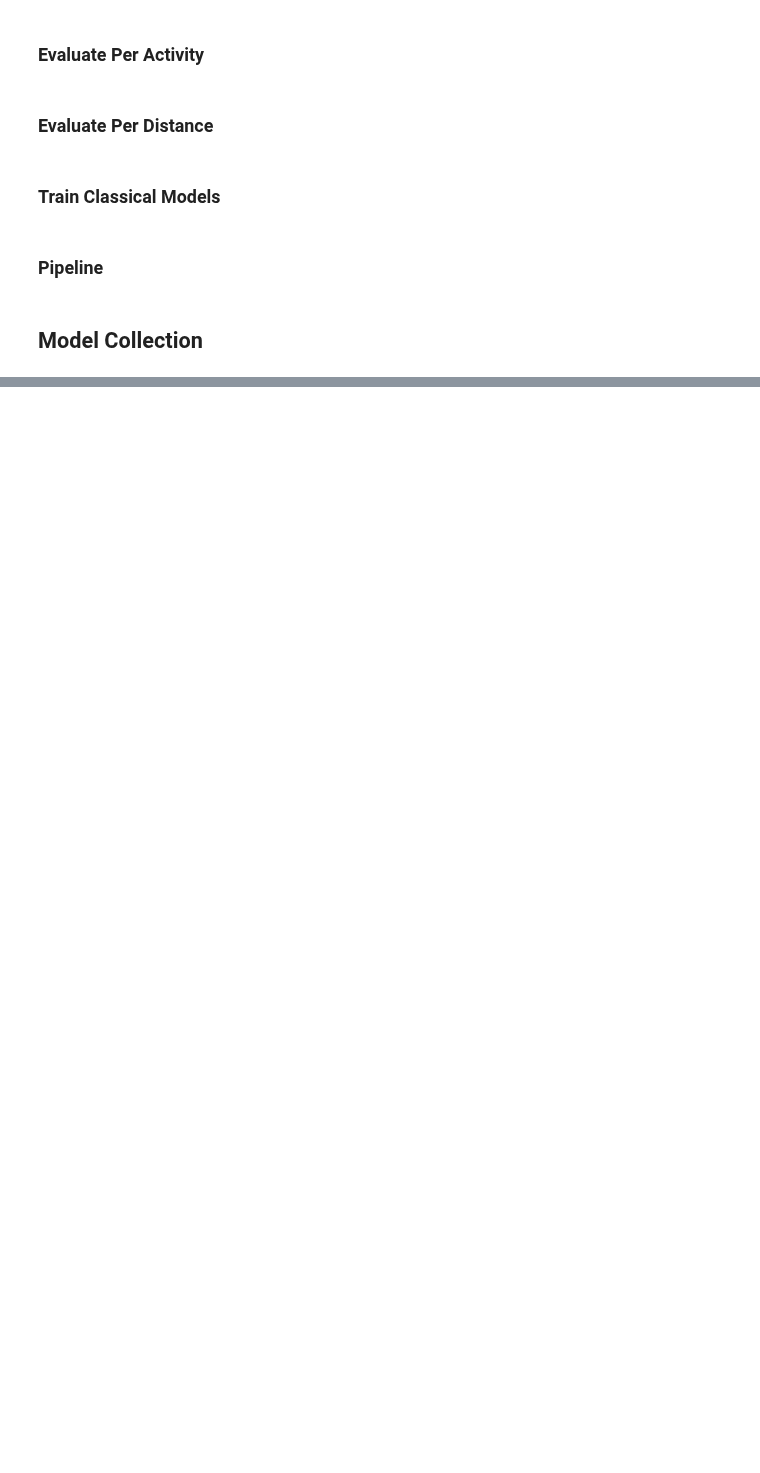
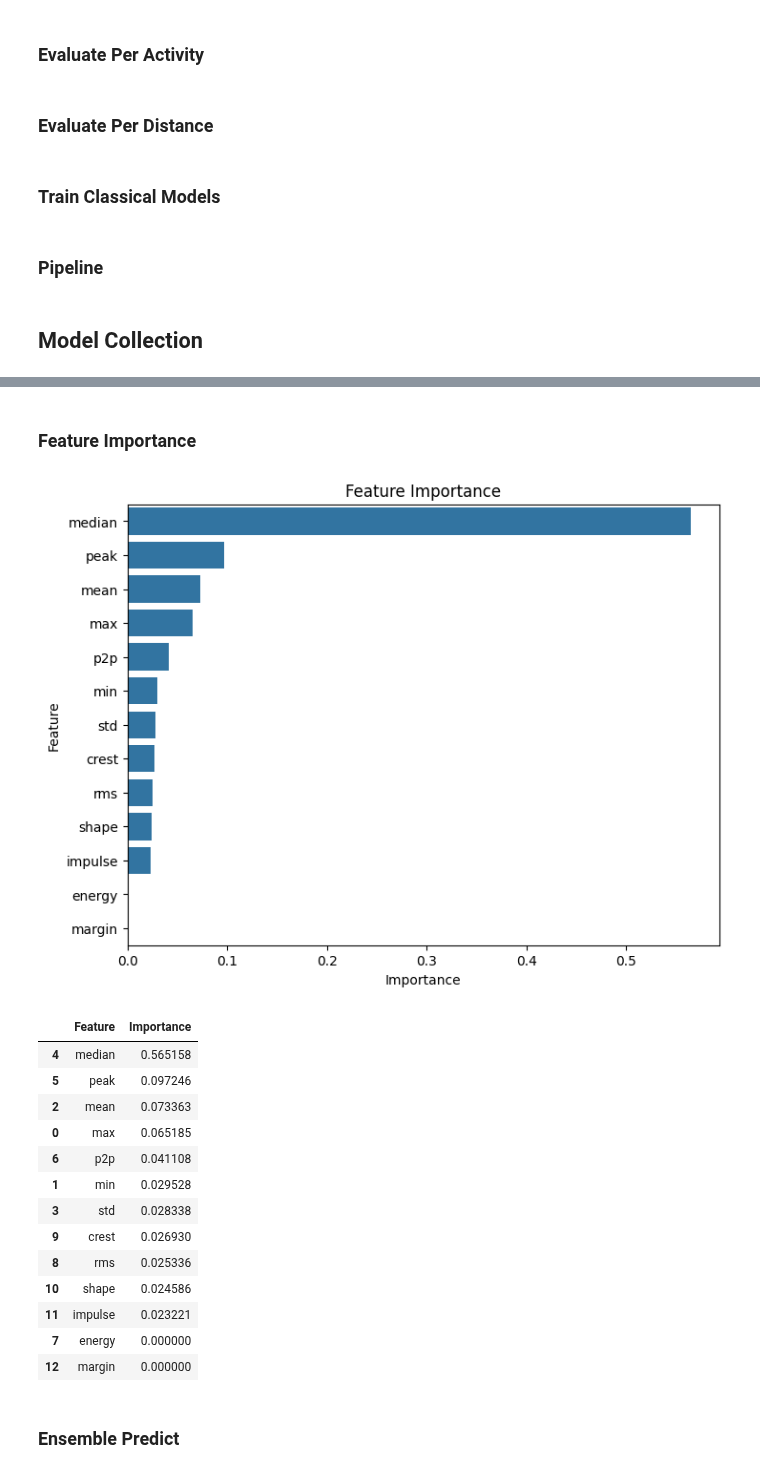
Before and after one commit to AdrianDaeschlein/master, a Jupyter notebook: pipeline.ipynb, the cells around one changed output, grey strips where cells are left out. Saved outputs shown, nothing was run; the diff lists cells and outputs as text; code cells hidden in the pictures; blank space fills up the shorter version.

Commit message:
ADD New models and EDA send back home

```diff
--- a/pipeline.ipynb
+++ b/pipeline.ipynb
@@ -827,7 +912,6 @@ def build_xgboost_model():
         max_depth=5,
         learning_rate=0.11,
         objective="binary:logistic",
-        use_label_encoder=False  # Required to avoid warnings
     )
 
     return model
@@ -889,7 +973,6 @@ def build_svm_model():
         probability=True,  # Enable probability estimates (needed for ROC AUC)
         random_state=42
     )
-
     return model
 
 
@@ -982,7 +1067,7 @@ INPUT_SHAPE = (500, 1)   # (Time steps, Features) - Adjust based on your dataset
 # ==========================
 # Initialize the Model
 # ==========================
-model = build_random_forest_model()  # Change this to your desired model
+model = build_xgboost_model()  # Change this to your desired model
 # print(model.summary())  # Print model architecture
 print(model)
 # %% [output]
@@ -991,12 +1086,13 @@ RandomForestClassifier(max_depth=6, random_state=42)
 # Train the model
 trained_model = train_pipe(
     model=model,
-    dataset_name="MPU_features_pca.csv",
-    save_name="MF_XGB_Long",
+    dataset_name="MPU_features.csv",
+    save_name="TEST",
     feature_columns=["max", "min", "mean", "std", "median", "peak", "p2p", "energy", "rms", "crest", "shape", "impulse", "margin"],
     target_column="fall_binary",
     experiment_name="Classic Variants MPU",
     use_early_stopping=False,
-    if_optuna=False
+    if_optuna=True,
+    n_trials=50
 )
 # %% [output]
@@ -1027,0 +1151,48 @@ Distance 3: 69 correct, 7 incorrect
+# %% [markdown]
+### Feature Importance
+# %%
+def plot_feature_importance(model, feature_columns):
+    """
+    Plots feature importance for tree-based models.
+
+    Args:
+        model: Trained XGBoost, RandomForest, or GradientBoosting model.
+        feature_columns: List of feature names.
+
+    Returns:
+        None (Displays feature importance plot)
+    """
+    if hasattr(model, "feature_importances_"):  # Ensure model supports feature importance
+        importances = model.feature_importances_
+        feature_importance_df = pd.DataFrame({"Feature": feature_columns, "Importance": importances})
+        feature_importance_df = feature_importance_df.sort_values(by="Importance", ascending=False)
+
+        plt.figure(figsize=(8, 6))
+        sns.barplot(x="Importance", y="Feature", data=feature_importance_df[:15])  # Top 15 features
+        plt.title("Feature Importance")
+        plt.show()
+
+        return feature_importance_df
+    else:
+        raise ValueError("This model does not support feature importance.")
+
+# Usage (after training a model)
+plot_feature_importance(trained_model, ["max", "min", "mean", "std", "median", "peak", "p2p", "energy", "rms", "crest", "shape", "impulse", "margin"])
+# %% [output]
+[figure, added]
+|  | Feature | Importance |
+| 4 | median | 0.565158 |
+| 5 | peak | 0.097246 |
+| 2 | mean | 0.073363 |
+| 0 | max | 0.065185 |
+| 6 | p2p | 0.041108 |
+| 1 | min | 0.029528 |
+| 3 | std | 0.028338 |
+| 9 | crest | 0.026930 |
+| 8 | rms | 0.025336 |
+| 10 | shape | 0.024586 |
+| 11 | impulse | 0.023221 |
+| 7 | energy | 0.000000 |
+| 12 | margin | 0.000000 |
+# %% [markdown]
+### Ensemble Predict
```
Also changed, not shown: parts of 14 cells of this notebook, 11 other files.
